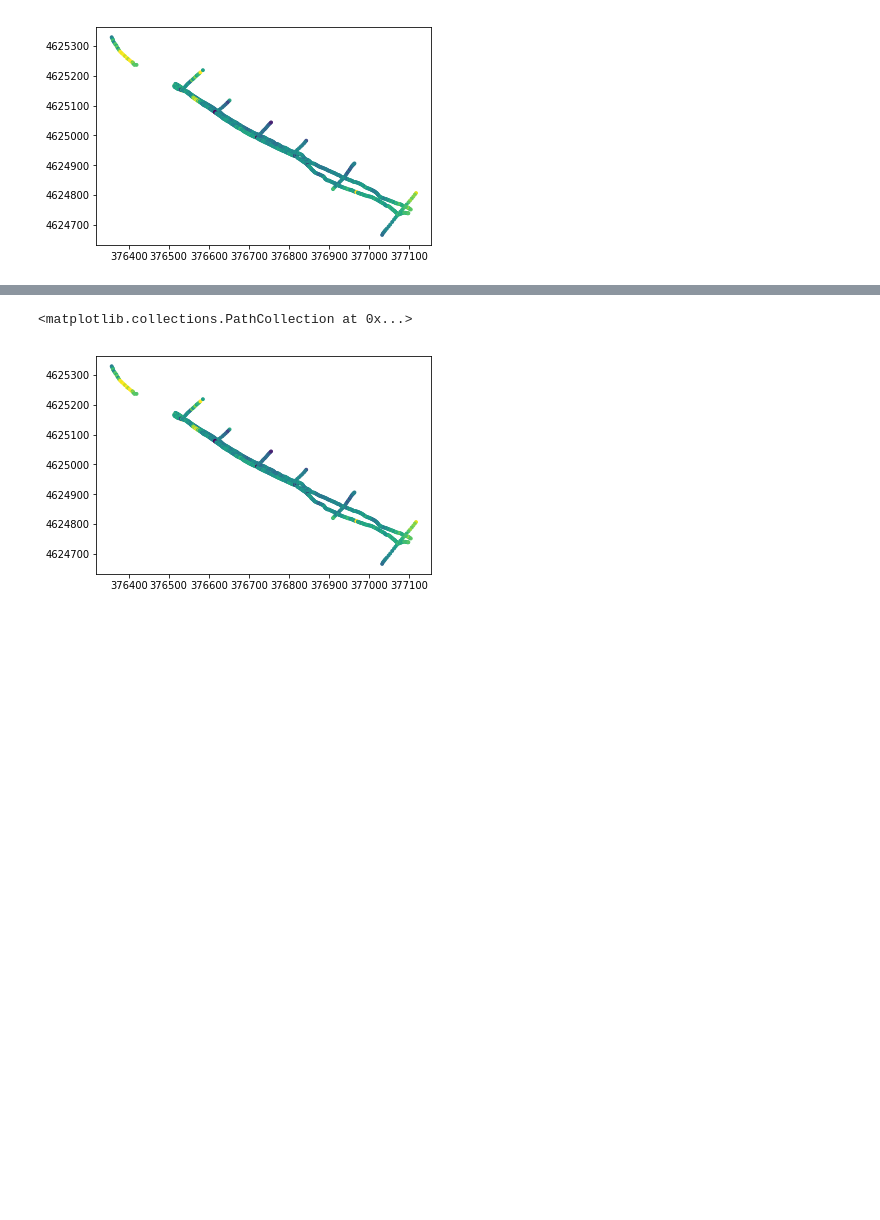
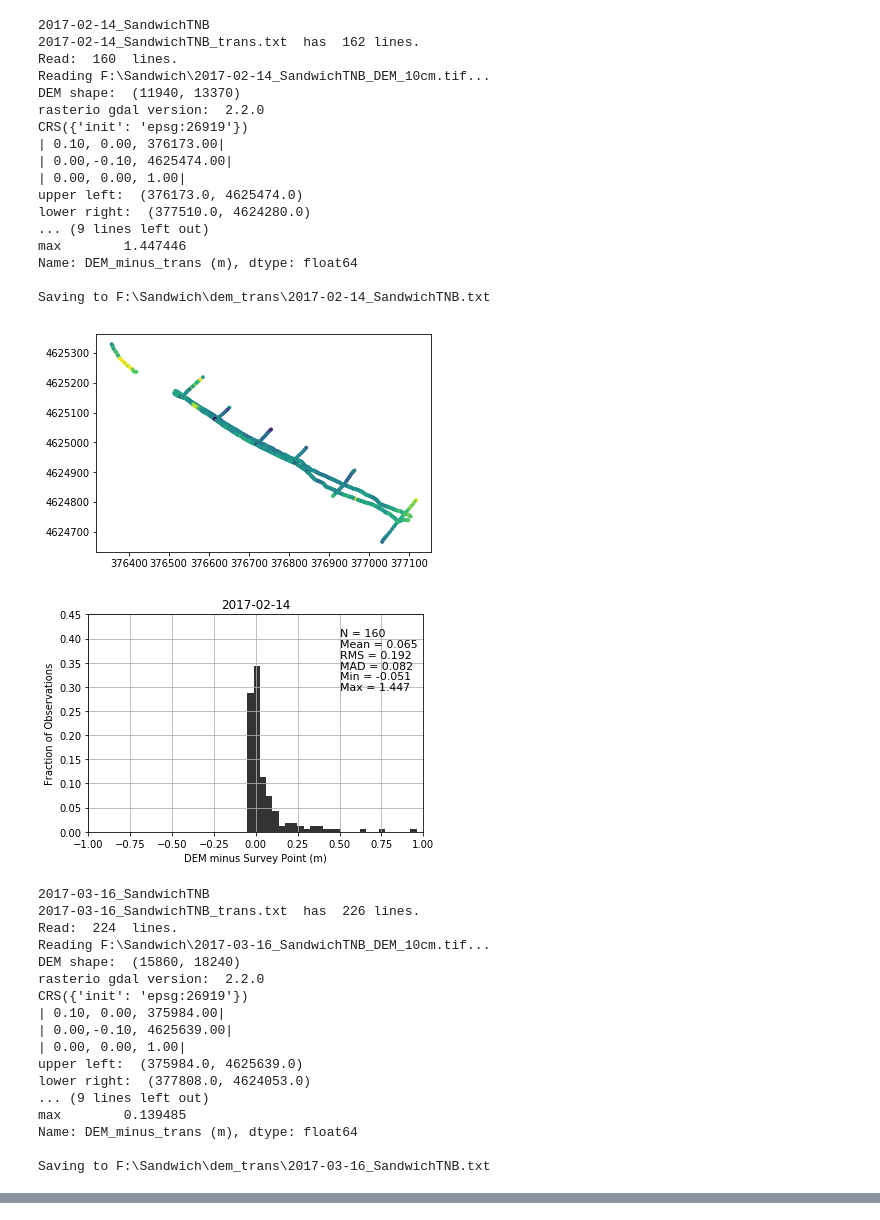
Before and after one commit to csherwood-usgs/Raster_calcs, a Jupyter notebook: Sandwich_compare_DEM_and_transect.ipynb, the cells around one changed output, grey strips where cells are left out. Cells and saved outputs as stored; diff of their text form; code cells hidden in the pictures; blank space fills up the shorter version.

Commit message:
Sandwich_compare runs....needs better map

```diff
--- a/Sandwich_compare_DEM_and_transect.ipynb
+++ b/Sandwich_compare_DEM_and_transect.ipynb
@@ -23,7 +23,7 @@ def bilint(z,en):
     zi = z[ir,ic]*(1.-cy)*(1.-rx)+z[ir+1,ic]*cy*(1.-rx)+z[ir,ic+1]*(1.-cy)*rx+z[ir+1,ic+1]*rx*cy
     return zi
 # %%
-survey_dates = ["2017-01-09"]#,"2017-01-25","2017-02-14","2017-03-16","2017-05-04","2017-09-18"]
+survey_dates = ["2017-01-09","2017-02-14","2017-03-16","2017-05-04","2017-09-18"]
 indir =  "F:\\Sandwich\\"
 outdir = "F:\\Sandwich\\dem_trans\\"
 
@@ -132,30 +132,65 @@ for date in survey_dates:
     # make map of differences
     dz = df['DEM_minus_trans (m)'].as_matrix()
     x = df['# X/Easting (m)'].as_matrix()
     y = df['Y/Northing (m)'].as_matrix()
     fig2 = plt.figure()
     plt.plot(figsize=(12,6))
     #plt.imshow(z[::],cmap=plt.cm.gray,vmin=-2,vmax=13)
     plt.scatter(x,y,8,dz,vmin=-.2,vmax=.2)
     fig_name = outdir+date+"_DEM_minus_transect_MAP.png"
     fig2.savefig(fig_name)
 # %% [output]
 2017-01-09_SandwichTNB
 2017-01-09_SandwichTNB_trans.txt  has  839 lines.
 Read:  837  lines.
 Reading F:\Sandwich\2017-01-09_SandwichTNB_DEM_10cm.tif...
 DEM shape:  (21030, 32490)
 rasterio gdal version:  2.2.0
 CRS({'init': 'epsg:6348'})
 | 0.10, 0.00, 376140.00|
 | 0.00,-0.10, 4625467.00|
 | 0.00, 0.00, 1.00|
 upper left:  (376140.0, 4625467.0)
 lower right:  (379389.0, 4623364.0)
 ... (9 lines left out)
 max        0.446159
 Name: DEM_minus_trans (m), dtype: float64
 
 Saving to F:\Sandwich\dem_trans\2017-01-09_SandwichTNB.txt
 [figure]
+2017-02-14_SandwichTNB
+2017-02-14_SandwichTNB_trans.txt  has  162 lines.
+Read:  160  lines.
+Reading F:\Sandwich\2017-02-14_SandwichTNB_DEM_10cm.tif...
+DEM shape:  (11940, 13370)
+rasterio gdal version:  2.2.0
+CRS({'init': 'epsg:26919'})
+| 0.10, 0.00, 376173.00|
+| 0.00,-0.10, 4625474.00|
+| 0.00, 0.00, 1.00|
+upper left:  (376173.0, 4625474.0)
+lower right:  (377510.0, 4624280.0)
+... (9 lines left out)
+max        1.447446
+Name: DEM_minus_trans (m), dtype: float64
+
+Saving to F:\Sandwich\dem_trans\2017-02-14_SandwichTNB.txt
 [figure]
+[figure, added]
+2017-03-16_SandwichTNB
+2017-03-16_SandwichTNB_trans.txt  has  226 lines.
+Read:  224  lines.
+Reading F:\Sandwich\2017-03-16_SandwichTNB_DEM_10cm.tif...
+DEM shape:  (15860, 18240)
+rasterio gdal version:  2.2.0
+CRS({'init': 'epsg:26919'})
+| 0.10, 0.00, 375984.00|
+| 0.00,-0.10, 4625639.00|
+| 0.00, 0.00, 1.00|
+upper left:  (375984.0, 4625639.0)
+lower right:  (377808.0, 4624053.0)
+... (9 lines left out)
+max        0.139485
+Name: DEM_minus_trans (m), dtype: float64
+
+Saving to F:\Sandwich\dem_trans\2017-03-16_SandwichTNB.txt
@@ -162,10 +235,0 @@ Saving to F:\Sandwich\dem_trans\2017-01-09_SandwichTNB.txt
-# %%
-dz = df['DEM_minus_trans'].as_matrix()
-x = df['# X/Easting (m)'].as_matrix()
-y = df['Y/Northing (m)'].as_matrix()
-plt.plot(figsize=(12,6))
-#plt.imshow(z[::],cmap=plt.cm.gray,vmin=-2,vmax=13)
-plt.scatter(x,y,8,dz,vmin=-.2,vmax=.2)
-# %% [output]
-<matplotlib.collections.PathCollection at 0x...>
-[figure, removed]
```
Also changed, not shown: parts of 1 cell of this notebook.
